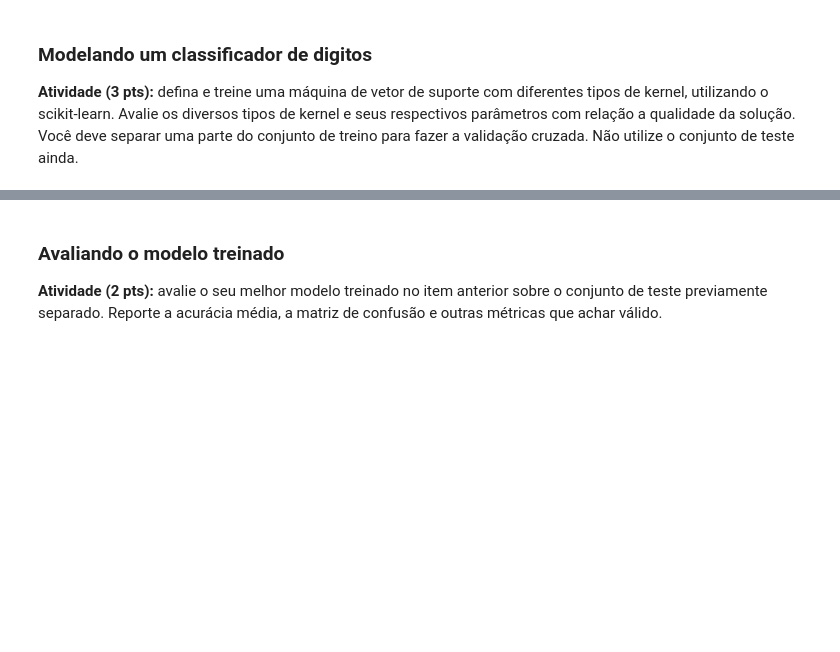
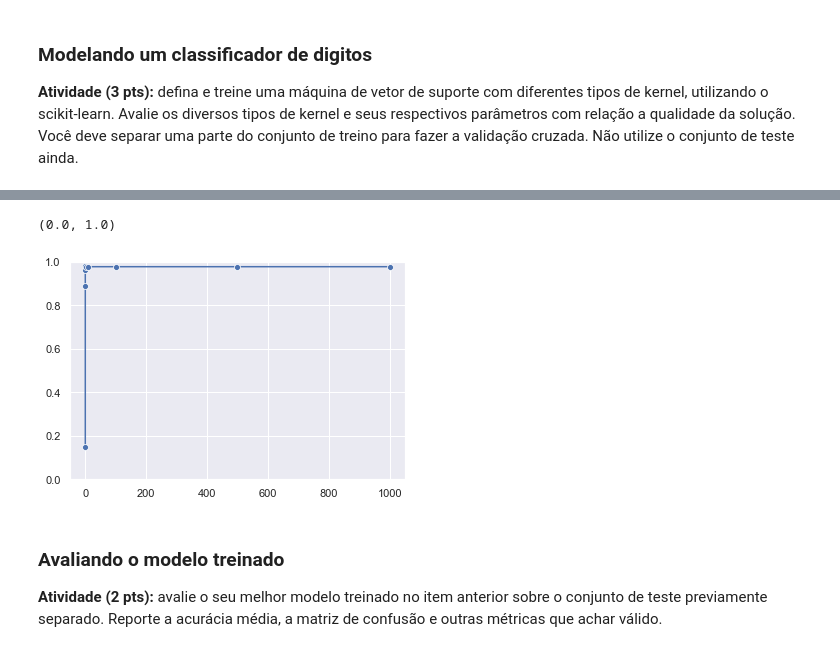
Before and after one commit to kroncatti/complex-data-mining, a Jupyter notebook: assignment1-svm/assignment_1.ipynb, the cells around one changed output, grey strips where cells are left out. Saved outputs shown, nothing was run; the diff lists cells and outputs as text; code cells hidden in the pictures; blank space fills up the shorter version.

```diff
--- a/assignment1-svm/assignment_1.ipynb
+++ b/assignment1-svm/assignment_1.ipynb
@@ -99,3 +100,45 @@ sns.barplot(labels, counts);
 ### Modelando um classificador de digitos
 
 **Atividade (3 pts):** defina e treine uma máquina de vetor de suporte com diferentes tipos de kernel, utilizando o scikit-learn. Avalie os diversos tipos de kernel e seus respectivos parâmetros com relação a qualidade da solução. Você deve separar uma parte do conjunto de treino para fazer a validação cruzada. Não utilize o conjunto de teste ainda.
+# %%
+# Dependencies
+from typing import List
+from sklearn.model_selection import train_test_split
+from sklearn.model_selection import cross_val_score
+from sklearn.preprocessing import StandardScaler
+from sklearn import metrics
+from sklearn import svm
+import matplotlib.pyplot as plt
+
+# Standard scaler
+scaler = StandardScaler()
+
+# Fixing the seed
+rs = 1082141
+# %%
+# Scaling the training data
+x_train = scaler.fit_transform(x_train)
+
+# Visualizing our dataset shape
+x_train.shape
+y_train.shape
+metrics.SCORERS.keys()
+
+
+def train_cv_linear_svm(x_train, y_train, penalty_array, cv=10) -> List:
+    mean_scores = []
+
+    for penalty in penalty_array:
+        # Training the SVM with CV-folds
+        clf = svm.SVC(kernel='linear', C=penalty, random_state=rs)
+        scores = cross_val_score(clf, x_train, y_train, cv=cv, scoring='accuracy', verbose=True)
+        mean_scores.append(scores.mean())
+
+    return mean_scores
+
+# Applying the linear SVM and plot it
+c_range = [1e-4, 1e-3, 1e-2, 1e-1, 1e0, 1e1, 1e2, 500, 1e3]
+c_scores_linear = train_cv_linear_svm(x_train=x_train, y_train=y_train, penalty_array=c_range)
+sns.lineplot(x=c_range, y=c_scores_linear, marker="o")
+plt.ylim(0, 1)
+# %% [output]
@@ -102,3 +163,5 @@ sns.barplot(labels, counts);
+(0.0, 1.0)
+[figure, added]
 # %% [markdown]
 ### Avaliando o modelo treinado
 
```
Also changed, not shown: parts of 3 cells of this notebook.
